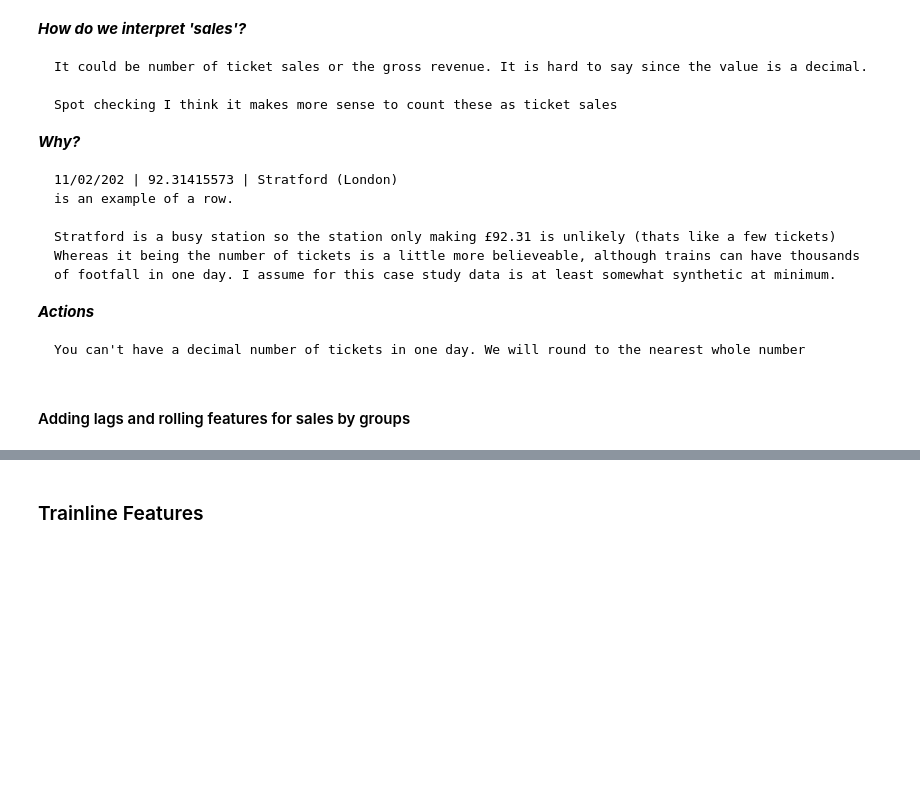
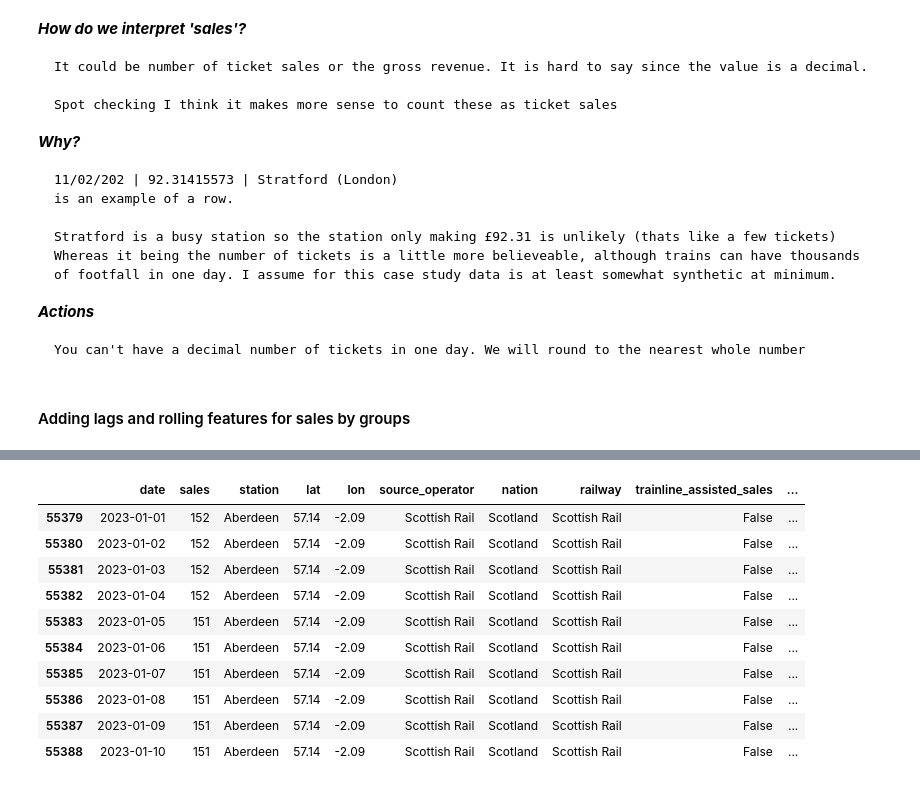
Before and after one commit to Medoci/i-like-trains, a Jupyter notebook: case_study/notebooks/eda.ipynb, the cells around one changed output, grey strips where cells are left out. Cells and saved outputs as stored; diff of their text form; code cells hidden in the pictures; blank space fills up the shorter version.

```diff
--- a/case_study/notebooks/eda.ipynb
+++ b/case_study/notebooks/eda.ipynb
@@ -182,23 +233,0 @@ sales.head()
-# %%
-local_authority = gpd.read_file(data_path / "local_authority.geojson").to_crs(sales.crs)
-
-# Buffer stations by x meters then check point-in-polygon
-gdf_stations_m = gdf_stations.to_crs(27700)
-countries_m = countries.to_crs(27700)
-x = 1000
-gdf_stations_buf = gdf_stations_m.copy()
-gdf_stations_buf["geometry"] = gdf_stations_buf.buffer(x)
-
-joined = gpd.sjoin(
-    gdf_stations_buf,
-    countries_m[["CTRY22NM", "geometry"]],
-    how="left",
-    predicate="intersects"
-)
-gdf_stations_w_nation = (
-    joined.rename(columns={"CTRY22NM": "nation"})
-          .drop(columns=["geometry", "index_right"], errors="ignore")
-)
-
-# Checking errors clear
-gdf_stations_w_nation.query("nation.isna()")
@@ -212,0 +341,19 @@ station_sales = pd.merge(sales, gdf_stations_w_nation[["station", "nation", "rai
+# %%
+# As all were matches with this step the matching by distance is no longer needed
+station_sales = pd.merge(
+    sales,
+    gdf_stations_w_nation[[
+        "station", "source_operator", "nation", "railway",
+        "trainline_assisted_sales", "lat", "lon"
+    ]],
+    on="station",
+    how="left",
+    suffixes=("", "_right")
+)
+
+# Fill missing lat/lon in the left df with right-side values
+for col in ["lat", "lon"]:
+    station_sales[col] = station_sales[col].fillna(station_sales[f"{col}_right"])
+
+# Drop temporary columns
+station_sales = station_sales.drop(columns=["lat_right", "lon_right"])
@@ -337,2 +495,0 @@ station_sales.head(1)
-# %% [markdown]
-### Trainline Features
@@ -372,0 +496,14 @@ df['trainline_assisted_sales'].value_counts()
+# %%
+station_sales.query("station == 'Aberdeen'").head(10)
+# %% [output]
+|  | date | sales | station | lat | lon | source_operator | nation | railway | trainline_assisted_sales | ... |
+| 55379 | 2023-01-01 | 152 | Aberdeen | 57.14 | -2.09 | Scottish Rail | Scotland | Scottish Rail | False | ... |
+| 55380 | 2023-01-02 | 152 | Aberdeen | 57.14 | -2.09 | Scottish Rail | Scotland | Scottish Rail | False | ... |
+| 55381 | 2023-01-03 | 152 | Aberdeen | 57.14 | -2.09 | Scottish Rail | Scotland | Scottish Rail | False | ... |
+| 55382 | 2023-01-04 | 152 | Aberdeen | 57.14 | -2.09 | Scottish Rail | Scotland | Scottish Rail | False | ... |
+| 55383 | 2023-01-05 | 151 | Aberdeen | 57.14 | -2.09 | Scottish Rail | Scotland | Scottish Rail | False | ... |
+| 55384 | 2023-01-06 | 151 | Aberdeen | 57.14 | -2.09 | Scottish Rail | Scotland | Scottish Rail | False | ... |
+| 55385 | 2023-01-07 | 151 | Aberdeen | 57.14 | -2.09 | Scottish Rail | Scotland | Scottish Rail | False | ... |
+| 55386 | 2023-01-08 | 151 | Aberdeen | 57.14 | -2.09 | Scottish Rail | Scotland | Scottish Rail | False | ... |
+| 55387 | 2023-01-09 | 151 | Aberdeen | 57.14 | -2.09 | Scottish Rail | Scotland | Scottish Rail | False | ... |
+| 55388 | 2023-01-10 | 151 | Aberdeen | 57.14 | -2.09 | Scottish Rail | Scotland | Scottish Rail | False | ... |
```
Also changed, not shown: parts of 34 cells of this notebook, 2 other files.
